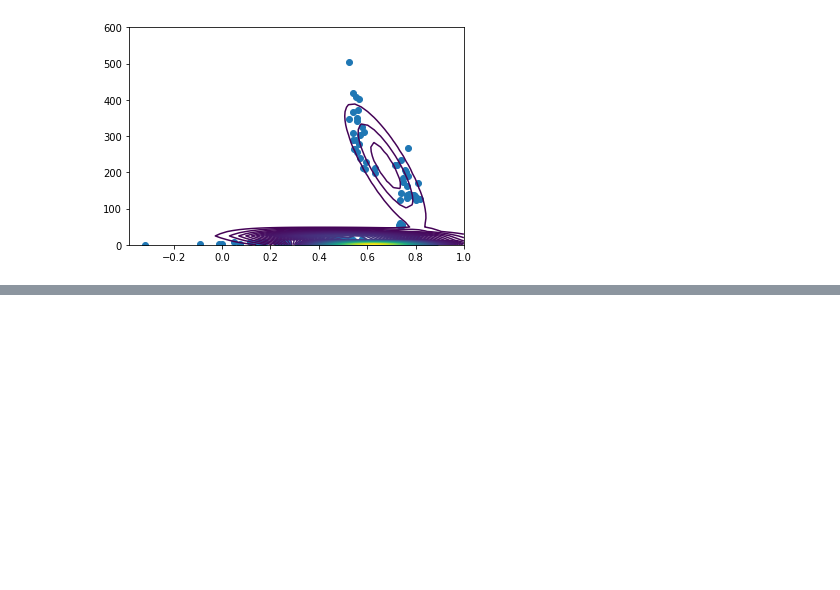
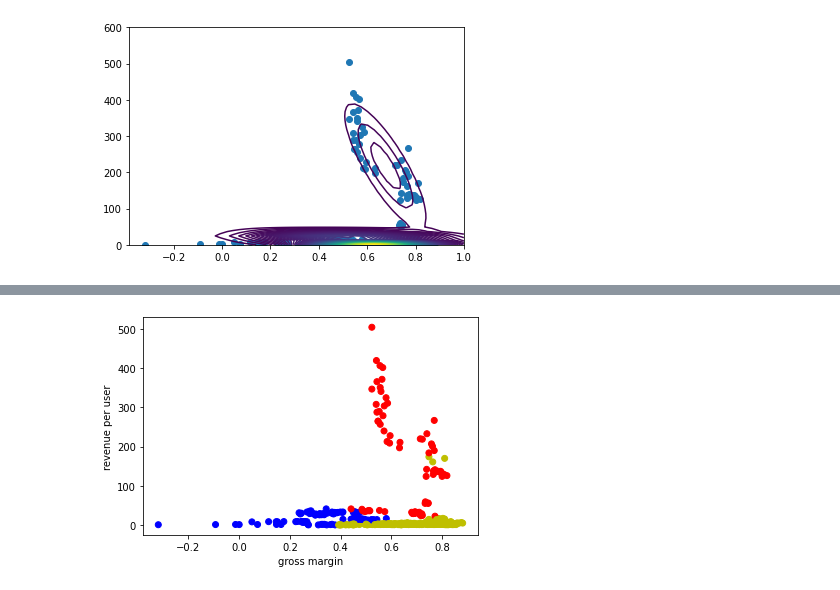
Before and after one commit to kambielawski/uciml_data_analysis, a Jupyter notebook: companies_scratchpad.ipynb, the cells around one changed output, grey strips where cells are left out. Saved outputs shown, nothing was run; the diff lists cells and outputs as text; code cells hidden in the pictures; blank space fills up the shorter version.

```diff
--- a/companies_scratchpad.ipynb
+++ b/companies_scratchpad.ipynb
@@ -612,0 +651,30 @@ Text(0, 0.5, 'revenue per user')
+# %%
+# need for color map
+import matplotlib.colors as pltcolors
+
+# three looks decent. let's get a closer look and try to classify our datapoints
+# using the three gaussians
+def plotclassify(weights, means, covs, data):
+    classifications = np.zeros((len(data), 1))
+    num_gaussians = len(weights)
+    for d in range(len(data)):
+        min_prob = 1
+        for g in range(num_gaussians):
+            prob_g = multivariate_normal(means[g], covs[g]).pdf(data[d])
+            if prob_g < min_prob:
+                min_prob = prob_g
+                classifications[d] = g
+
+    data = np.append(data, classifications, 1)
+    df = pd.DataFrame(data, columns=['gross_margin', 'revenue_per_user', 'class'])
+    colors = ['b', 'g', 'r', 'y']
+
+    plt.scatter(df['gross_margin'], df['revenue_per_user'], c=df['class'], cmap=pltcolors.ListedColormap(colors))
+    plt.xlabel('gross margin')
+    plt.ylabel('revenue per user')
+
+
+# classification w/ 3 gaussians
+plotclassify(weights3, means3, covs3, np.array(data))
+# %% [output]
+[figure, added]
```
Also changed, not shown: parts of 9 cells of this notebook.
